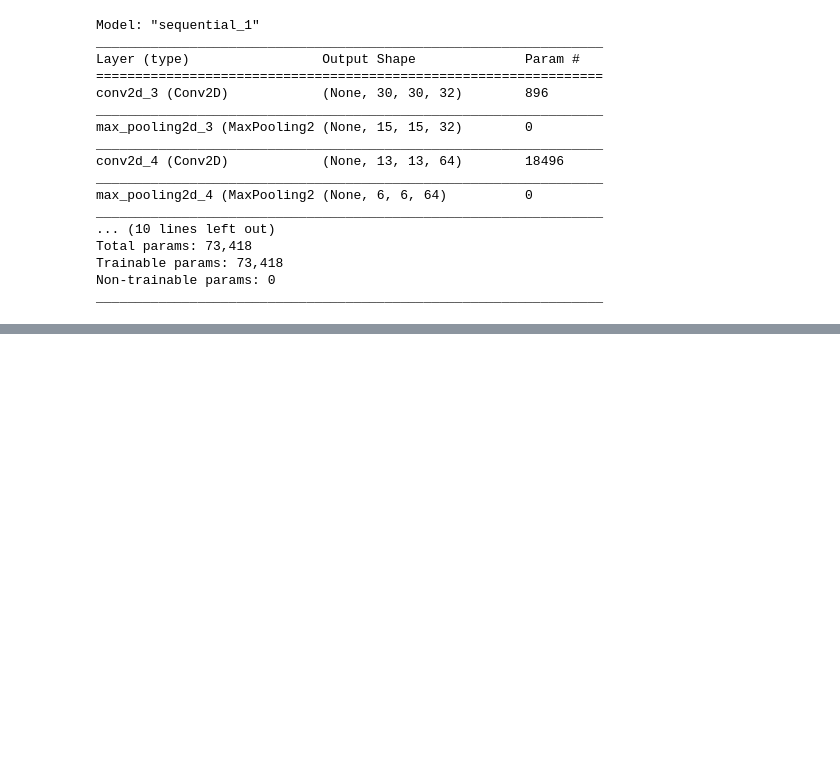
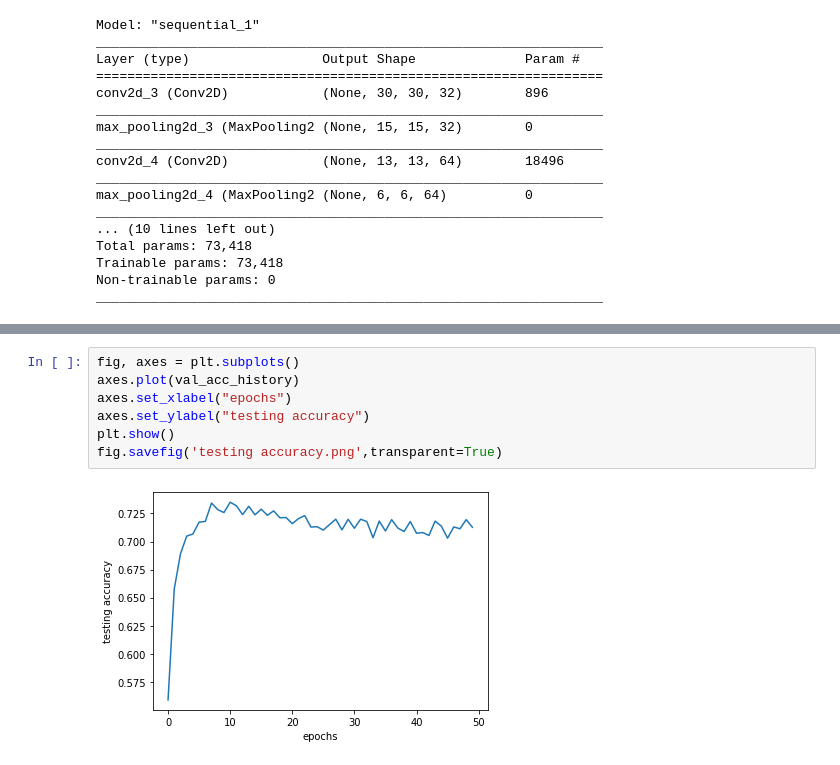
Before and after one commit to AvishkaSandeepa/EN2550-2020-Assignment-04, a Jupyter notebook: Assignment04_part04.ipynb, the cells around one changed output, grey strips where cells are left out. Drawn from its saved outputs; the diff is of its cells as text; blank space fills up the shorter version.

```diff
--- a/Assignment04_part04.ipynb
+++ b/Assignment04_part04.ipynb
@@ -71,0 +122,9 @@ _________________________________________________________________
+# %%
+fig, axes = plt.subplots()
+axes.plot(val_acc_history)
+axes.set_xlabel("epochs")
+axes.set_ylabel("testing accuracy")
+plt.show()
+fig.savefig('testing accuracy.png',transparent=True)
+# %% [output]
+[figure, added]
```
Also changed, not shown: parts of 5 cells of this notebook.
